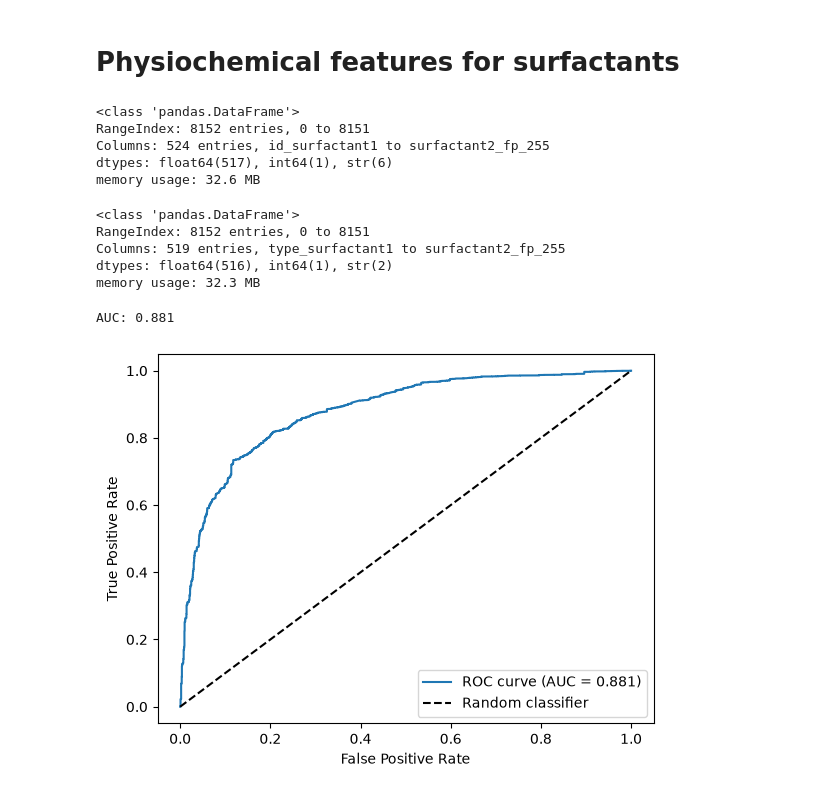
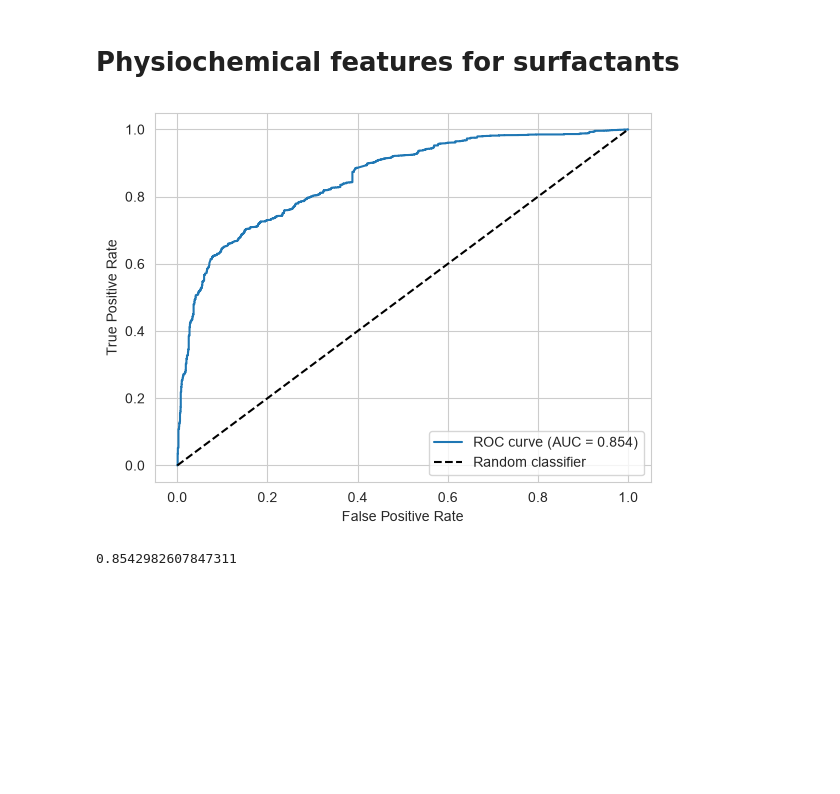
Before and after one commit to Kwietny/visco, a Jupyter notebook: lightgbm.ipynb, the cells around one changed output. Cells and saved outputs as stored; diff of their text form; code cells hidden in the pictures; blank space fills up the shorter version.

```diff
--- a/lightgbm.ipynb
+++ b/lightgbm.ipynb
@@ -283,72 +90,17 @@ Std:   0.0086
 # %% [markdown]
 # Physiochemical features for surfactants
 # %%
-physio = load_cleaned()
-physio = drop_rheological(physio)
-physio = add_physiochemical(physio, columns=['smiles_surfactant1', 'smiles_surfactant2'])
-physio = drop_smiles(physio)
-physio.info()
+physio = quick_load(feature='physiochemical', columns=['smiles_surfactant1', 'smiles_surfactant2'])
+X, y, groups = xy_split(physio)
-# %% [output]
-<class 'pandas.DataFrame'>
-RangeIndex: 8152 entries, 0 to 8151
-Columns: 524 entries, id_surfactant1 to surfactant2_fp_255
-dtypes: float64(517), int64(1), str(6)
-memory usage: 32.6 MB
-# %%
-y = physio['viscoelasticity']
-X = physio.drop(columns=['viscoelasticity'])
-X = drop_ids(X)
-X.info()
-# %% [output]
-<class 'pandas.DataFrame'>
-RangeIndex: 8152 entries, 0 to 8151
-Columns: 519 entries, type_surfactant1 to surfactant2_fp_255
-dtypes: float64(516), int64(1), str(2)
-memory usage: 32.3 MB
 # %%
-groups = physio[['id_surfactant1', 'id_surfactant2', 'id_additive1', 'id_additive2']].apply(tuple, axis=1)
-
-cv = StratifiedGroupKFold(n_splits=10, shuffle=True, random_state=42)
-
-categorical_features = ['type_surfactant1', 'type_surfactant2']
-numerical_features = []
-
-for column in X.columns:
-    if X[column].dtype in ('float64', 'int64'):
-        numerical_features.append(column)
-
-preprocessor = ColumnTransformer(
-    transformers=[
-        ('num', 'passthrough', numerical_features),
-        ('cat', OneHotEncoder(), categorical_features)
-    ]
-)
-
 classifier = LGBMClassifier(
         n_estimators=300,
         learning_rate=0.05,
         verbosity=-1
 )
 
-model = Pipeline([
-    ("preprocessor", preprocessor),
-    ("classifier", classifier)
-])
-
-y_proba = cross_val_predict(model, X, y, groups=groups, cv=cv, method='predict_proba')[:, 1]
-fpr, tpr, thresholds = roc_curve(y, y_proba)
-roc_auc = auc(fpr, tpr)
-
-print(f"AUC: {roc_auc:.3f}")
+simple_test(classifier, X, y, groups)
 # %% [output]
+[figure, added]
-AUC: 0.881
+0.8542982607847311
-# %%
-plt.plot(fpr, tpr, label=f"ROC curve (AUC = {roc_auc:.3f})")
-plt.plot([0, 1], [0, 1], "k--", label="Random classifier")
-plt.xlabel("False Positive Rate")
-plt.ylabel("True Positive Rate")
-plt.legend()
-plt.show()
-# %% [output]
-[figure, removed]
 # %%
```
Also changed, not shown: parts of 12 cells of this notebook.
